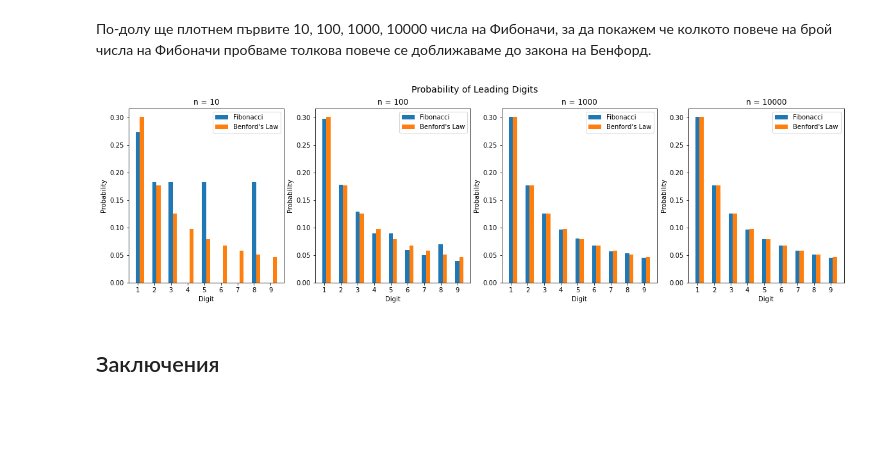
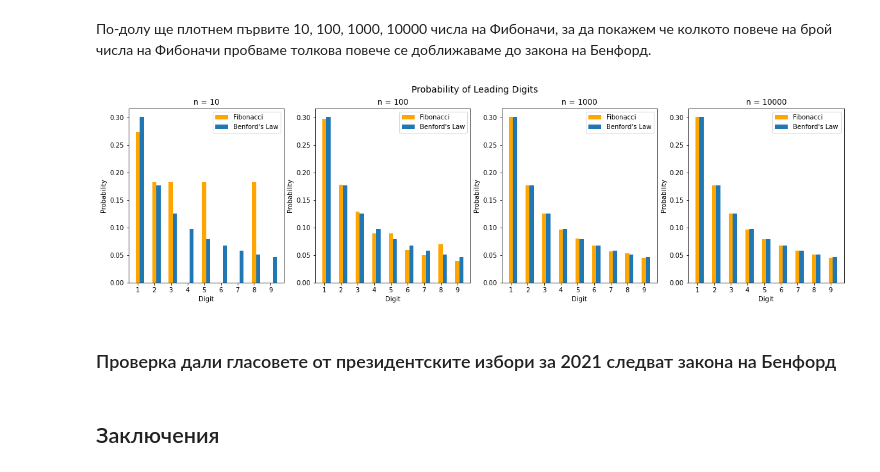
Before and after one commit to aleksoft1/benfords-law, a Jupyter notebook: Benford's Law.ipynb, the cells around one changed output. Drawn from its saved outputs; the diff is of its cells as text; code cells hidden in the pictures; blank space fills up the shorter version.

```diff
--- a/Benford's Law.ipynb
+++ b/Benford's Law.ipynb
@@ -134,23 +151,25 @@ def leading_digit_count(numbers):
 # %%
 plt.rc('font', size=10)
 fig, axs = plt.subplots(1, 4, figsize=(20,5))
 # Да разгледам подробно for цикъла
 for i, ax in enumerate(axs):
     n = 10 ** (i + 1)
     fib_nums = fibonacci(n)
     leading_digit_probability = leading_digit_count(fib_nums)
 
-    ax.bar(leading_digit_probability['digit'], leading_digit_probability['probability'], width=0.25)
+    ax.bar(leading_digit_probability['digit'], leading_digit_probability['probability'], width=0.25, color="orange")
     ax.bar(digits + 0.25, prob_digits, width=0.25)
 
     ax.set_xticks(leading_digit_probability['digit'])
     ax.set_xlabel('Digit')
     ax.set_ylabel('Probability')
     ax.set_title(f'n = {n}')
 
     ax.legend(labels=['Fibonacci', "Benford's Law"])
 
 plt.suptitle(f'Probability of Leading Digits', fontsize=14)
 plt.show()
 # %% [output]
-[figure, old version]
+[figure, new version]
+# %% [markdown]
+### Проверка дали гласовете от президентските избори за 2021 следват закона на Бенфорд
```
Also changed, not shown: parts of 2 cells of this notebook, 1 other file.
